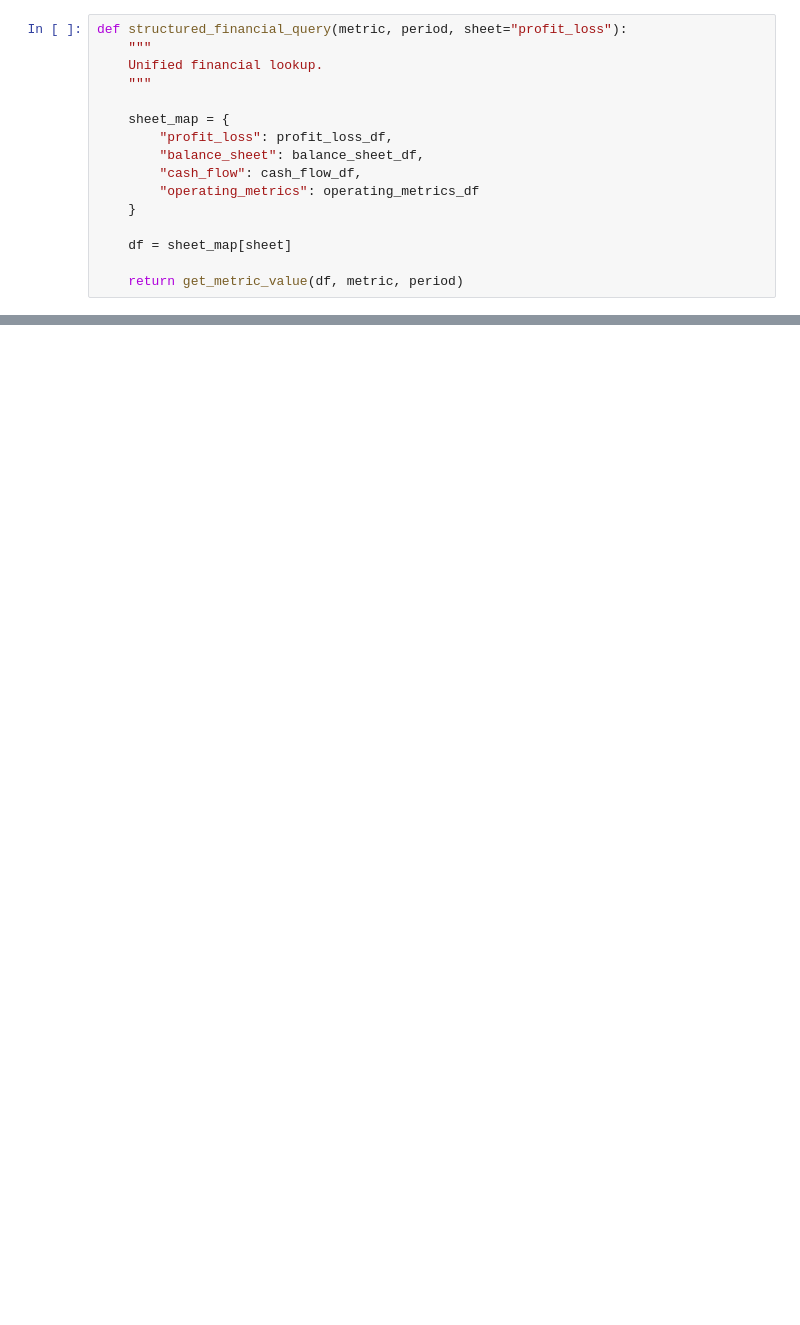
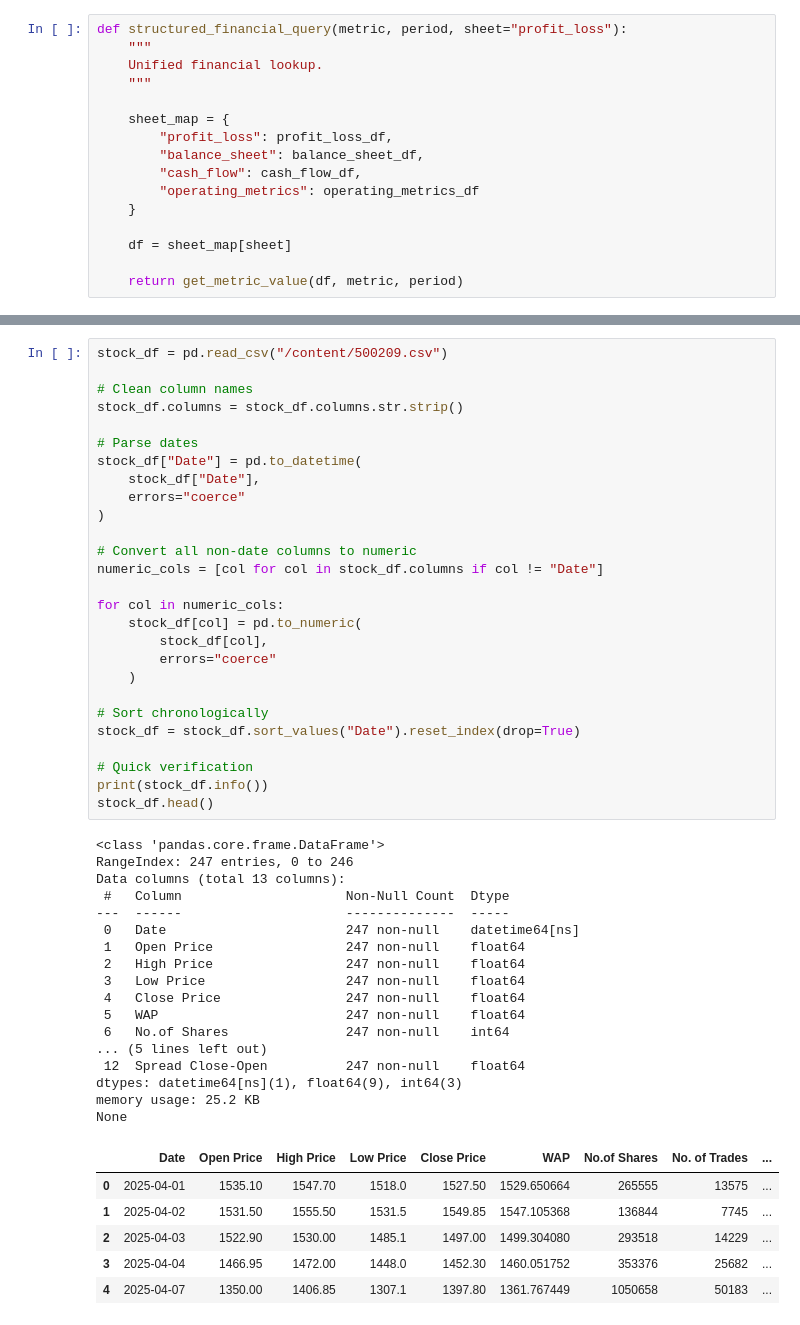
Before and after one commit to saba251103/auxo-financial-analyst, a Jupyter notebook: Untitled12.ipynb, the cells around one changed output, grey strips where cells are left out. Cells and saved outputs as stored; diff of their text form; blank space fills up the shorter version.

```diff
--- a/Untitled12.ipynb
+++ b/Untitled12.ipynb
@@ -777,0 +906,51 @@ np.float64(20158.0)
+# %%
+stock_df = pd.read_csv("/content/500209.csv")
+
+# Clean column names
+stock_df.columns = stock_df.columns.str.strip()
+
+# Parse dates
+stock_df["Date"] = pd.to_datetime(
+    stock_df["Date"],
+    errors="coerce"
+)
+
+# Convert all non-date columns to numeric
+numeric_cols = [col for col in stock_df.columns if col != "Date"]
+
+for col in numeric_cols:
+    stock_df[col] = pd.to_numeric(
+        stock_df[col],
+        errors="coerce"
+    )
+
+# Sort chronologically
+stock_df = stock_df.sort_values("Date").reset_index(drop=True)
+
+# Quick verification
+print(stock_df.info())
+stock_df.head()
+# %% [output]
+<class 'pandas.core.frame.DataFrame'>
+RangeIndex: 247 entries, 0 to 246
+Data columns (total 13 columns):
+ #   Column                     Non-Null Count  Dtype
+---  ------                     --------------  -----
+ 0   Date                       247 non-null    datetime64[ns]
+ 1   Open Price                 247 non-null    float64
+ 2   High Price                 247 non-null    float64
+ 3   Low Price                  247 non-null    float64
+ 4   Close Price                247 non-null    float64
+ 5   WAP                        247 non-null    float64
+ 6   No.of Shares               247 non-null    int64
+... (5 lines left out)
+ 12  Spread Close-Open          247 non-null    float64
+dtypes: datetime64[ns](1), float64(9), int64(3)
+memory usage: 25.2 KB
+None
+|  | Date | Open Price | High Price | Low Price | Close Price | WAP | No.of Shares | No. of Trades | ... |
+| 0 | 2025-04-01 | 1535.10 | 1547.70 | 1518.0 | 1527.50 | 1529.650664 | 265555 | 13575 | ... |
+| 1 | 2025-04-02 | 1531.50 | 1555.50 | 1531.5 | 1549.85 | 1547.105368 | 136844 | 7745 | ... |
+| 2 | 2025-04-03 | 1522.90 | 1530.00 | 1485.1 | 1497.00 | 1499.304080 | 293518 | 14229 | ... |
+| 3 | 2025-04-04 | 1466.95 | 1472.00 | 1448.0 | 1452.30 | 1460.051752 | 353376 | 25682 | ... |
+| 4 | 2025-04-07 | 1350.00 | 1406.85 | 1307.1 | 1397.80 | 1361.767449 | 1050658 | 50183 | ... |
```
Also changed, not shown: parts of 26 cells of this notebook.
